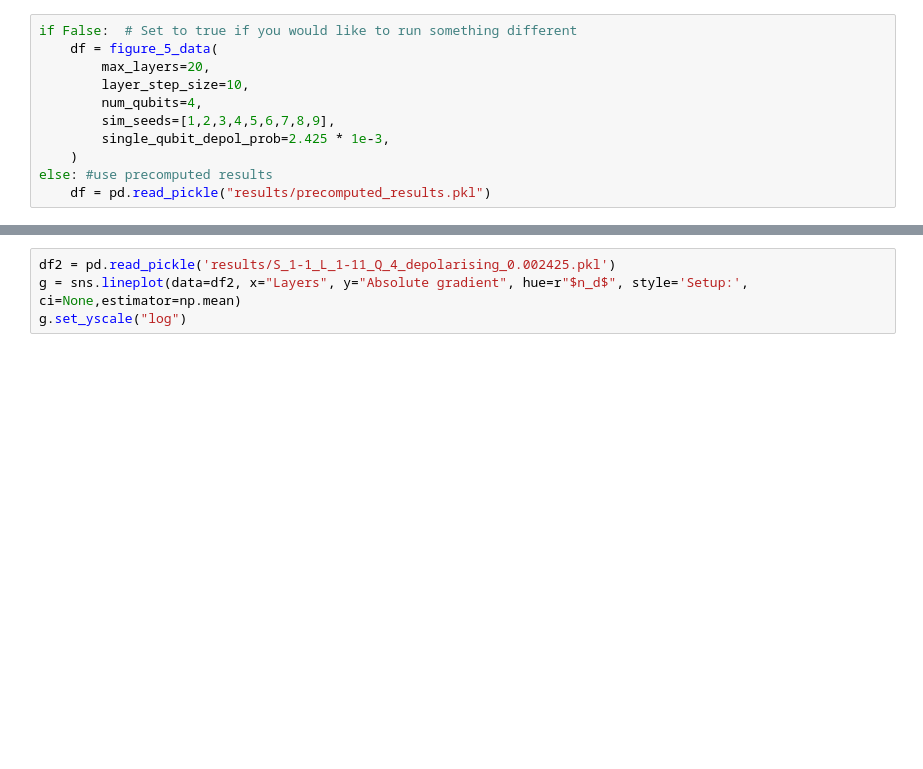
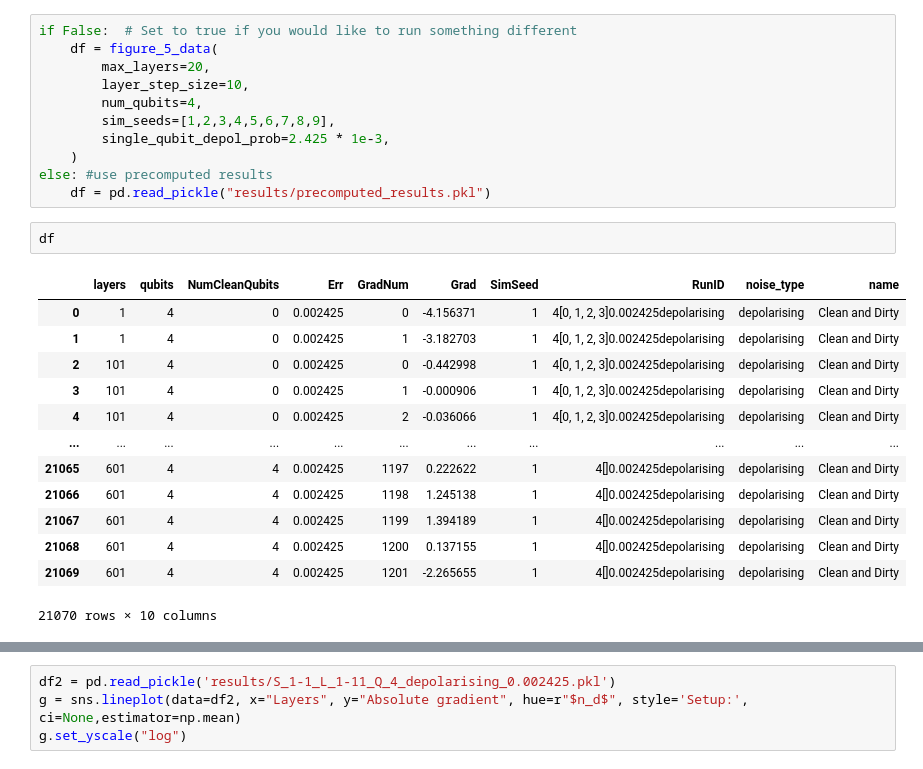
Before and after one commit to danielbultrini/Clean_Dirty_Qubits, a Jupyter notebook: Recreate data.ipynb, the cells around one changed output, grey strips where cells are left out. Cells and saved outputs as stored; diff of their text form; blank space fills up the shorter version.

```diff
--- a/Recreate data.ipynb
+++ b/Recreate data.ipynb
@@ -27,4 +27,20 @@ if False:  # Set to true if you would like to run something different
     )
 else: #use precomputed results
     df = pd.read_pickle("results/precomputed_results.pkl")
+# %%
+df
+# %% [output]
+|  | layers | qubits | NumCleanQubits | Err | GradNum | Grad | SimSeed | RunID | noise_type | name |
+| 0 | 1 | 4 | 0 | 0.002425 | 0 | -4.156371 | 1 | 4[0, 1, 2, 3]0.002425depolarising | depolarising | Clean and Dirty |
+| 1 | 1 | 4 | 0 | 0.002425 | 1 | -3.182703 | 1 | 4[0, 1, 2, 3]0.002425depolarising | depolarising | Clean and Dirty |
+| 2 | 101 | 4 | 0 | 0.002425 | 0 | -0.442998 | 1 | 4[0, 1, 2, 3]0.002425depolarising | depolarising | Clean and Dirty |
+| 3 | 101 | 4 | 0 | 0.002425 | 1 | -0.000906 | 1 | 4[0, 1, 2, 3]0.002425depolarising | depolarising | Clean and Dirty |
+| 4 | 101 | 4 | 0 | 0.002425 | 2 | -0.036066 | 1 | 4[0, 1, 2, 3]0.002425depolarising | depolarising | Clean and Dirty |
+| ... | ... | ... | ... | ... | ... | ... | ... | ... | ... | ... |
+| 21065 | 601 | 4 | 4 | 0.002425 | 1197 | 0.222622 | 1 | 4[]0.002425depolarising | depolarising | Clean and Dirty |
+| 21066 | 601 | 4 | 4 | 0.002425 | 1198 | 1.245138 | 1 | 4[]0.002425depolarising | depolarising | Clean and Dirty |
+| 21067 | 601 | 4 | 4 | 0.002425 | 1199 | 1.394189 | 1 | 4[]0.002425depolarising | depolarising | Clean and Dirty |
+| 21068 | 601 | 4 | 4 | 0.002425 | 1200 | 0.137155 | 1 | 4[]0.002425depolarising | depolarising | Clean and Dirty |
+| 21069 | 601 | 4 | 4 | 0.002425 | 1201 | -2.265655 | 1 | 4[]0.002425depolarising | depolarising | Clean and Dirty |
+21070 rows × 10 columns
 # %%
```
Also changed, not shown: parts of 1 cell of this notebook, 8 other files.
